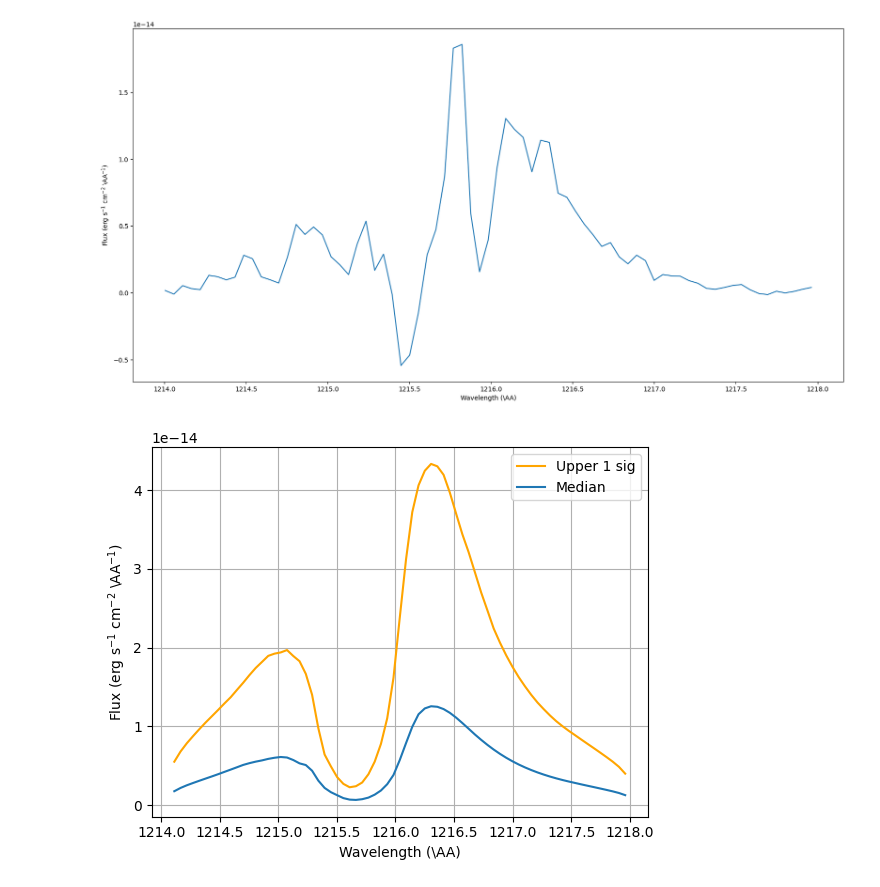
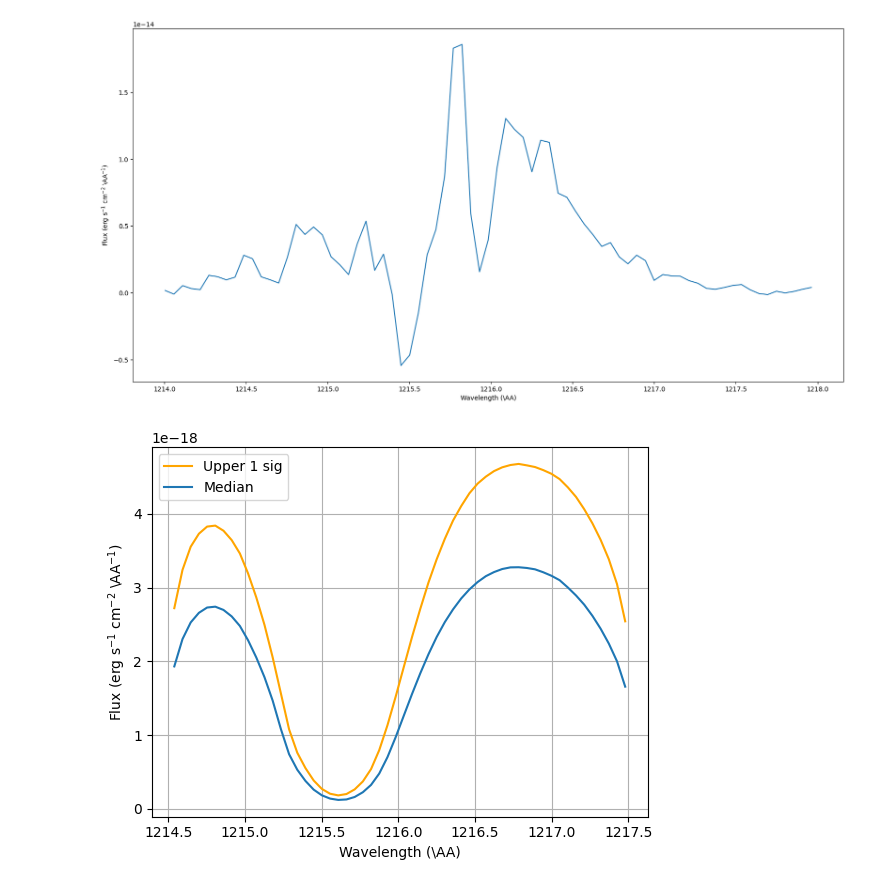
Before and after one commit to bellalongo/lyapy, a Jupyter notebook: src/lyapy/checking.ipynb, the cells around one changed output. Saved outputs shown, nothing was run; the diff lists cells and outputs as text; code cells hidden in the pictures.

```diff
--- a/src/lyapy/checking.ipynb
+++ b/src/lyapy/checking.ipynb
@@ -27,31 +27,31 @@ plt.show()
 # %%
 median = []
 one_sig = []
 wavelength = []
 
-with open('TOI-1201_MCMC_results.csv','r') as csvfile:
+with open('what_MCMC_results.csv','r') as csvfile:
     lines = csv.reader(csvfile, delimiter=',')
     for row in lines:
         median.append(row[3])
         one_sig.append(row[4])
         wavelength.append(row[54])
 
 median.pop(0)
 one_sig.pop(0)
 wavelength.pop(0)
 
 wavelength = [float(i) for i in wavelength]
 one_sig = [float(i) for i in one_sig]
 median = [float(i) for i in median]
 
 plt.plot(wavelength, one_sig, label = 'Upper 1 sig', color = "orange")
 plt.plot(wavelength, median, label = 'Median')
 
 plt.xlabel('Wavelength (\AA)')
 plt.ylabel('Flux (erg s$^{-1}$ cm$^{-2}$ \AA$^{-1}$)')
 plt.legend()
 plt.grid(True)
 plt.show()
 plt.show()
 # %% [output]
-[figure, old version]
+[figure, new version]
```
Also changed, not shown: 8 other files.
